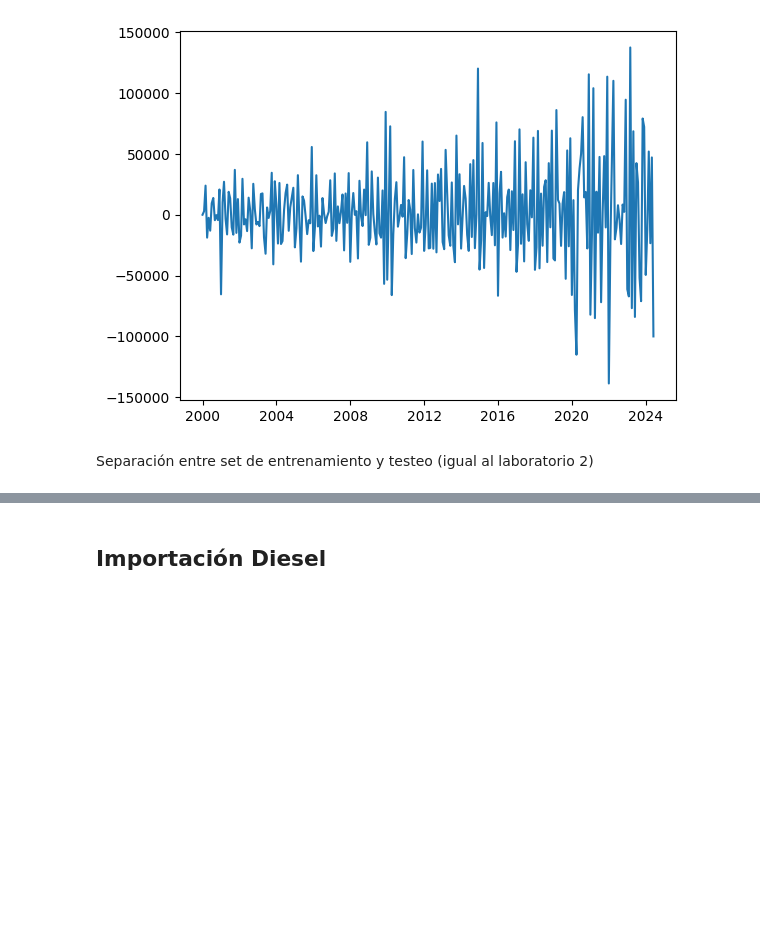
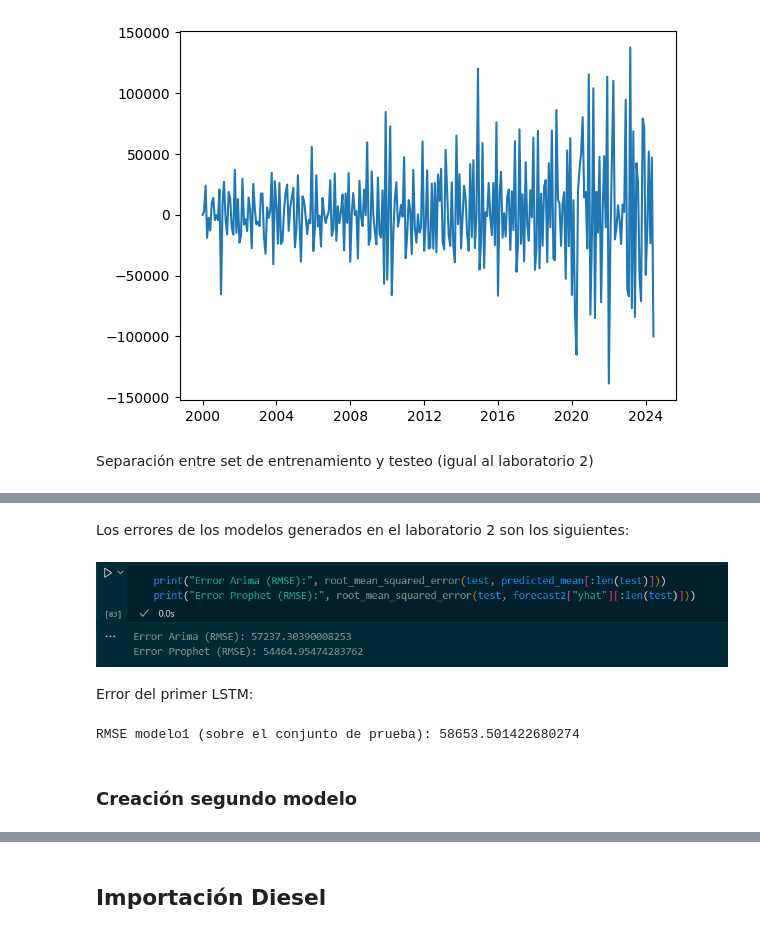
Before and after one commit to PedroMarro11/lab03DS, a Jupyter notebook: lab03.ipynb, the cells around one changed output, grey strips where cells are left out. Cells and saved outputs as stored; diff of their text form; code cells hidden in the pictures; blank space fills up the shorter version.

```diff
--- a/lab03.ipynb
+++ b/lab03.ipynb
@@ -269,0 +268,15 @@ plt.show()
+# %% [markdown]
+Los errores de los modelos generados en el laboratorio 2 son los siguientes:
+# %%
+from IPython.display import Image
+Image("C:/Users/PMarr/Documents/Documents/GitHub/lab03DS/ErroresRegular.png")
+# %% [output]
+[figure, added]
+# %% [markdown]
+Error del primer LSTM:
+# %%
+print("RMSE modelo1 (sobre el conjunto de prueba):", root_mean_squared_error(regular[num_separacion+retrasos:], df_test))
+# %% [output]
+RMSE modelo1 (sobre el conjunto de prueba): 58653.501422680274
+# %% [markdown]
+### Creación segundo modelo
```
Also changed, not shown: parts of 25 cells of this notebook, 1 other file.
